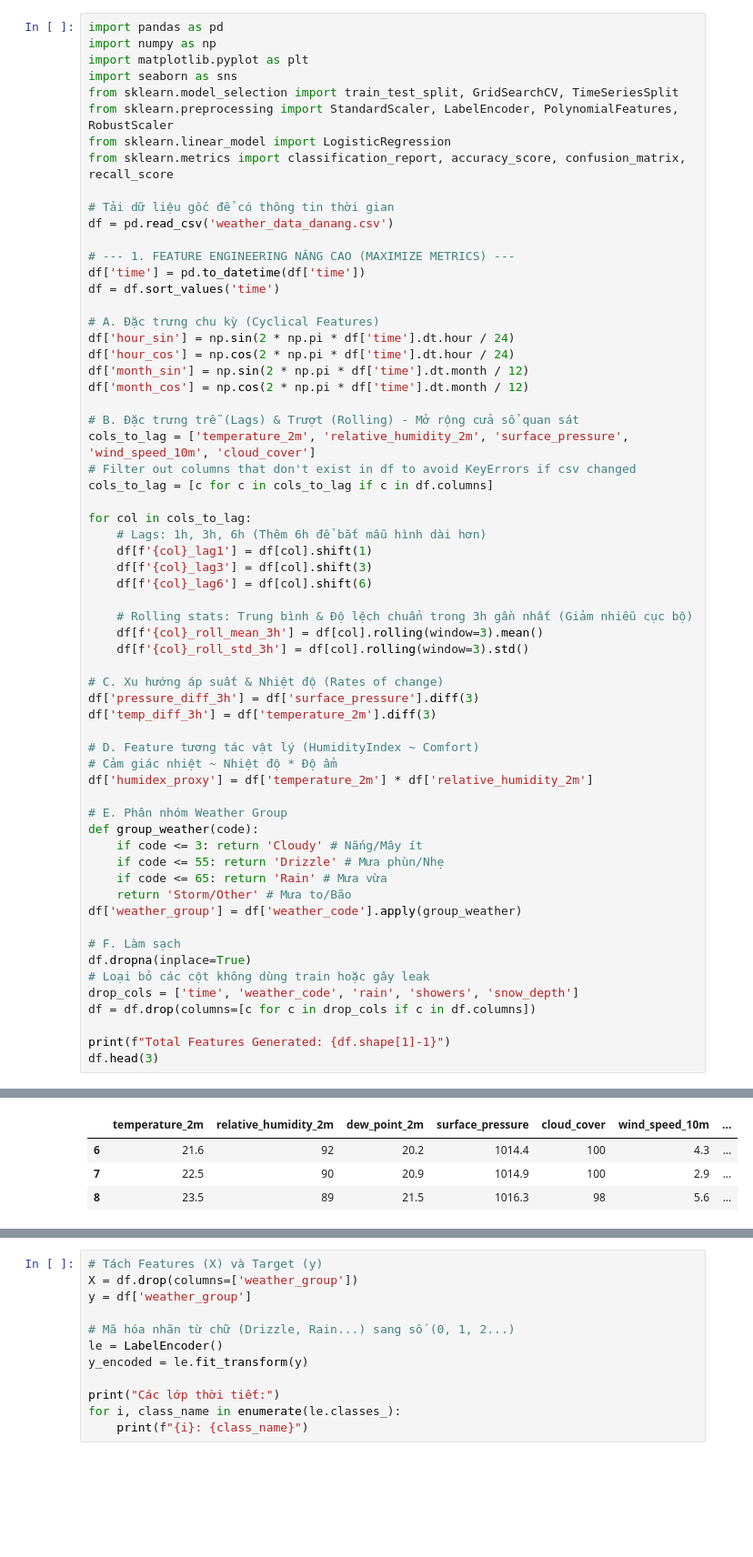
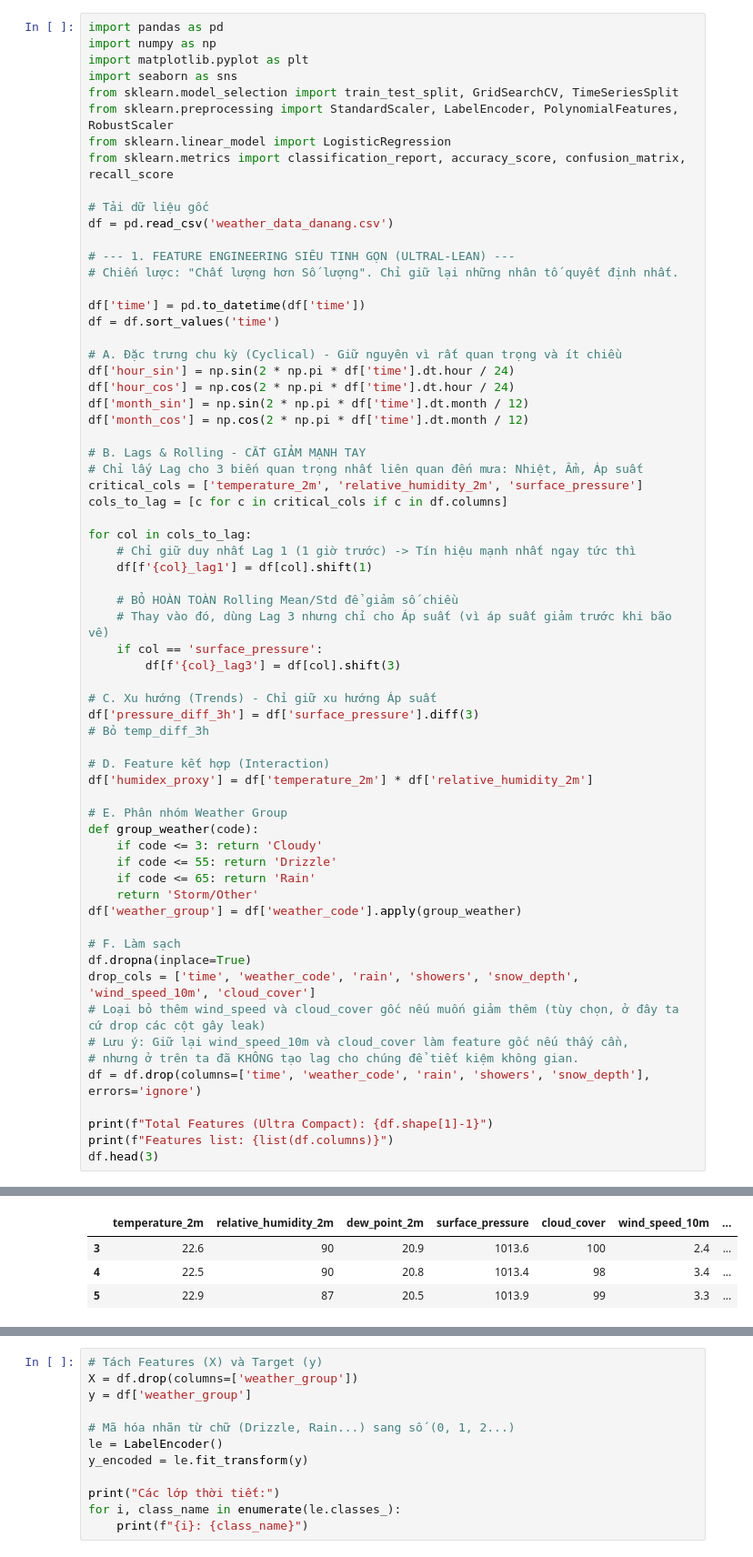
Before and after one commit to MinhHien2004/KHDL, a Jupyter notebook: ThanhDanh.ipynb, the cells around one changed output, grey strips where cells are left out. Shown at 91% size. Drawn from its saved outputs; the diff is of its cells as text; blank space fills up the shorter version.

```diff
--- a/ThanhDanh.ipynb
+++ b/ThanhDanh.ipynb
@@ -8,56 +8,59 @@ from sklearn.preprocessing import StandardScaler, LabelEncoder, PolynomialFeatur
 from sklearn.linear_model import LogisticRegression
 from sklearn.metrics import classification_report, accuracy_score, confusion_matrix, recall_score
 
-# Tải dữ liệu gốc để có thông tin thời gian
+# Tải dữ liệu gốc
 df = pd.read_csv('weather_data_danang.csv')
 
-# --- 1. FEATURE ENGINEERING NÂNG CAO (MAXIMIZE METRICS) ---
+# --- 1. FEATURE ENGINEERING SIÊU TINH GỌN (ULTRAL-LEAN) ---
+# Chiến lược: "Chất lượng hơn Số lượng". Chỉ giữ lại những nhân tố quyết định nhất.
+
 df['time'] = pd.to_datetime(df['time'])
 df = df.sort_values('time')
 
-# A. Đặc trưng chu kỳ (Cyclical Features)
+# A. Đặc trưng chu kỳ (Cyclical) - Giữ nguyên vì rất quan trọng và ít chiều
 df['hour_sin'] = np.sin(2 * np.pi * df['time'].dt.hour / 24)
 df['hour_cos'] = np.cos(2 * np.pi * df['time'].dt.hour / 24)
 df['month_sin'] = np.sin(2 * np.pi * df['time'].dt.month / 12)
 df['month_cos'] = np.cos(2 * np.pi * df['time'].dt.month / 12)
 
-# B. Đặc trưng trễ (Lags) & Trượt (Rolling) - Mở rộng cửa sổ quan sát
-cols_to_lag = ['temperature_2m', 'relative_humidity_2m', 'surface_pressure', 'wind_speed_10m', 'cloud_cover']
-# Filter out columns that don't exist in df to avoid KeyErrors if csv changed
-cols_to_lag = [c for c in cols_to_lag if c in df.columns]
+# B. Lags & Rolling - CẮT GIẢM MẠNH TAY
+# Chỉ lấy Lag cho 3 biến quan trọng nhất liên quan đến mưa: Nhiệt, Ẩm, Áp suất
+critical_cols = ['temperature_2m', 'relative_humidity_2m', 'surface_pressure']
+cols_to_lag = [c for c in critical_cols if c in df.columns]
 
 for col in cols_to_lag:
-    # Lags: 1h, 3h, 6h (Thêm 6h để bắt mẫu hình dài hơn)
+    # Chỉ giữ duy nhất Lag 1 (1 giờ trước) -> Tín hiệu mạnh nhất ngay tức thì
     df[f'{col}_lag1'] = df[col].shift(1)
-    df[f'{col}_lag3'] = df[col].shift(3)
-    df[f'{col}_lag6'] = df[col].shift(6)
 
-    # Rolling stats: Trung bình & Độ lệch chuẩn trong 3h gần nhất (Giảm nhiễu cục bộ)
-    df[f'{col}_roll_mean_3h'] = df[col].rolling(window=3).mean()
-    df[f'{col}_roll_std_3h'] = df[col].rolling(window=3).std()
+    # BỎ HOÀN TOÀN Rolling Mean/Std để giảm số chiều
+    # Thay vào đó, dùng Lag 3 nhưng chỉ cho Áp suất (vì áp suất giảm trước khi bão về)
+    if col == 'surface_pressure':
+        df[f'{col}_lag3'] = df[col].shift(3)
 
-# C. Xu hướng áp suất & Nhiệt độ (Rates of change)
+# C. Xu hướng (Trends) - Chỉ giữ xu hướng Áp suất
 df['pressure_diff_3h'] = df['surface_pressure'].diff(3)
-df['temp_diff_3h'] = df['temperature_2m'].diff(3)
+# Bỏ temp_diff_3h
 
-# D. Feature tương tác vật lý (HumidityIndex ~ Comfort)
-# Cảm giác nhiệt ~ Nhiệt độ * Độ ẩm
+# D. Feature kết hợp (Interaction)
 df['humidex_proxy'] = df['temperature_2m'] * df['relative_humidity_2m']
 
 # E. Phân nhóm Weather Group
 def group_weather(code):
-    if code <= 3: return 'Cloudy' # Nắng/Mây ít
-    if code <= 55: return 'Drizzle' # Mưa phùn/Nhẹ
-    if code <= 65: return 'Rain' # Mưa vừa
-    return 'Storm/Other' # Mưa to/Bão
+    if code <= 3: return 'Cloudy'
+    if code <= 55: return 'Drizzle'
+    if code <= 65: return 'Rain'
+    return 'Storm/Other'
 df['weather_group'] = df['weather_code'].apply(group_weather)
 
 # F. Làm sạch
 df.dropna(inplace=True)
-# Loại bỏ các cột không dùng train hoặc gây leak
-drop_cols = ['time', 'weather_code', 'rain', 'showers', 'snow_depth']
-df = df.drop(columns=[c for c in drop_cols if c in df.columns])
+drop_cols = ['time', 'weather_code', 'rain', 'showers', 'snow_depth', 'wind_speed_10m', 'cloud_cover']
+# Loại bỏ thêm wind_speed và cloud_cover gốc nếu muốn giảm thêm (tùy chọn, ở đây ta cứ drop các cột gây leak)
+# Lưu ý: Giữ lại wind_speed_10m và cloud_cover làm feature gốc nếu thấy cần,
+# nhưng ở trên ta đã KHÔNG tạo lag cho chúng để tiết kiệm không gian.
+df = df.drop(columns=['time', 'weather_code', 'rain', 'showers', 'snow_depth'], errors='ignore')
 
-print(f"Total Features Generated: {df.shape[1]-1}")
+print(f"Total Features (Ultra Compact): {df.shape[1]-1}")
+print(f"Features list: {list(df.columns)}")
 df.head(3)
 # %% [output]
@@ -65,4 +69,4 @@ Total Features Generated: 38
 |  | temperature_2m | relative_humidity_2m | dew_point_2m | surface_pressure | cloud_cover | wind_speed_10m | ... |
-| 6 | 21.6 | 92 | 20.2 | 1014.4 | 100 | 4.3 | ... |
-| 7 | 22.5 | 90 | 20.9 | 1014.9 | 100 | 2.9 | ... |
-| 8 | 23.5 | 89 | 21.5 | 1016.3 | 98 | 5.6 | ... |
+| 3 | 22.6 | 90 | 20.9 | 1013.6 | 100 | 2.4 | ... |
+| 4 | 22.5 | 90 | 20.8 | 1013.4 | 98 | 3.4 | ... |
+| 5 | 22.9 | 87 | 20.5 | 1013.9 | 99 | 3.3 | ... |
```
Also changed, not shown: parts of 8 cells of this notebook, 4 other files.
